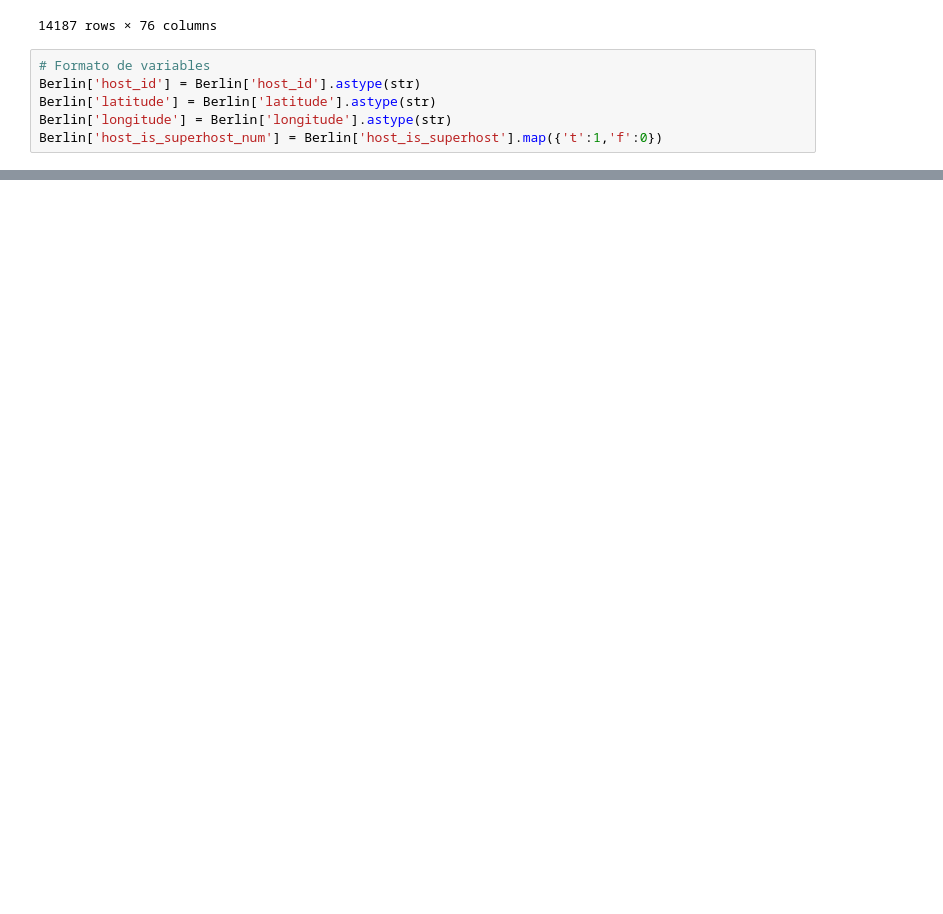
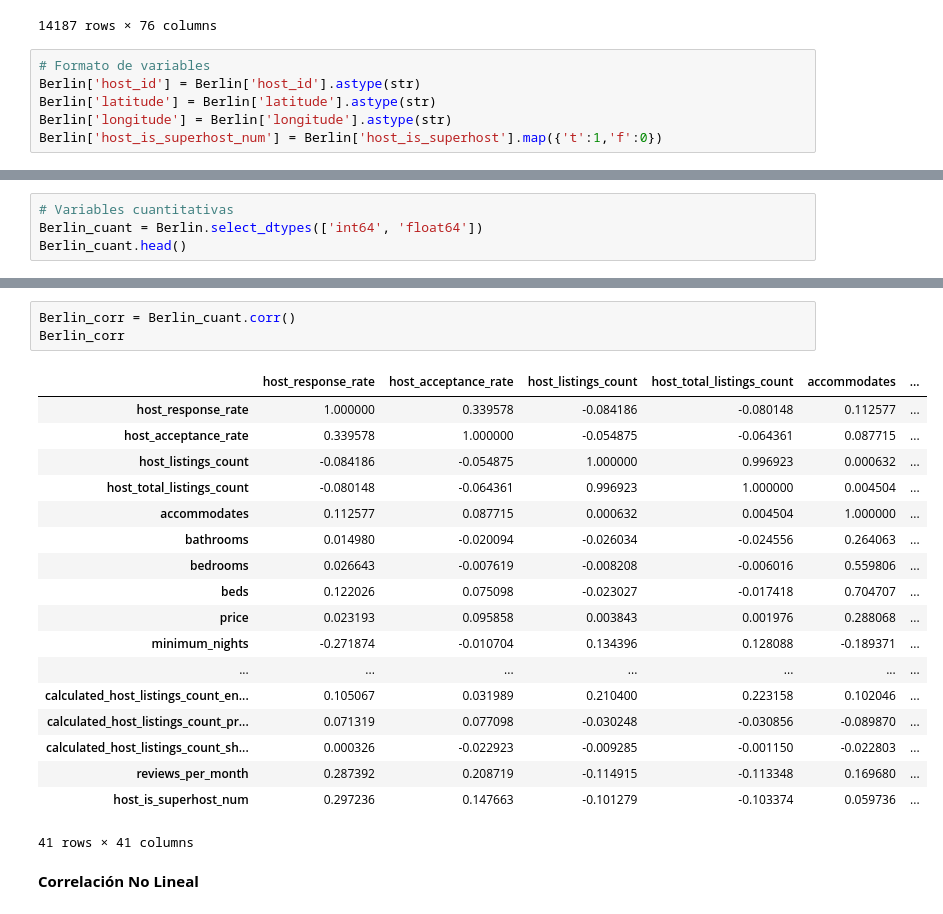
Before and after one commit to Raydays55/Regresion-No-Lineal, a Jupyter notebook: Act2.ipynb, the cells around one changed output, grey strips where cells are left out. Saved outputs shown, nothing was run; the diff lists cells and outputs as text; blank space fills up the shorter version.

```diff
--- a/Act2.ipynb
+++ b/Act2.ipynb
@@ -44,0 +47,4 @@ Berlin['host_is_superhost_num'] = Berlin['host_is_superhost'].map({'t':1,'f':0})
+# %%
+# Variables cuantitativas
+Berlin_cuant = Berlin.select_dtypes(['int64', 'float64'])
+Berlin_cuant.head()
@@ -44,0 +59,24 @@ Berlin['host_is_superhost_num'] = Berlin['host_is_superhost'].map({'t':1,'f':0})
+# %%
+Berlin_corr = Berlin_cuant.corr()
+Berlin_corr
+# %% [output]
+|  | host_response_rate | host_acceptance_rate | host_listings_count | host_total_listings_count | accommodates | ... |
+| host_response_rate | 1.000000 | 0.339578 | -0.084186 | -0.080148 | 0.112577 | ... |
+| host_acceptance_rate | 0.339578 | 1.000000 | -0.054875 | -0.064361 | 0.087715 | ... |
+| host_listings_count | -0.084186 | -0.054875 | 1.000000 | 0.996923 | 0.000632 | ... |
+| host_total_listings_count | -0.080148 | -0.064361 | 0.996923 | 1.000000 | 0.004504 | ... |
+| accommodates | 0.112577 | 0.087715 | 0.000632 | 0.004504 | 1.000000 | ... |
+| bathrooms | 0.014980 | -0.020094 | -0.026034 | -0.024556 | 0.264063 | ... |
+| bedrooms | 0.026643 | -0.007619 | -0.008208 | -0.006016 | 0.559806 | ... |
+| beds | 0.122026 | 0.075098 | -0.023027 | -0.017418 | 0.704707 | ... |
+| price | 0.023193 | 0.095858 | 0.003843 | 0.001976 | 0.288068 | ... |
+| minimum_nights | -0.271874 | -0.010704 | 0.134396 | 0.128088 | -0.189371 | ... |
+| ... | ... | ... | ... | ... | ... | ... |
+| calculated_host_listings_count_en... | 0.105067 | 0.031989 | 0.210400 | 0.223158 | 0.102046 | ... |
+| calculated_host_listings_count_pr... | 0.071319 | 0.077098 | -0.030248 | -0.030856 | -0.089870 | ... |
+| calculated_host_listings_count_sh... | 0.000326 | -0.022923 | -0.009285 | -0.001150 | -0.022803 | ... |
+| reviews_per_month | 0.287392 | 0.208719 | -0.114915 | -0.113348 | 0.169680 | ... |
+| host_is_superhost_num | 0.297236 | 0.147663 | -0.101279 | -0.103374 | 0.059736 | ... |
+41 rows × 41 columns
+# %% [markdown]
+**Correlación No Lineal**
```
Also changed, not shown: parts of 3 cells of this notebook.
